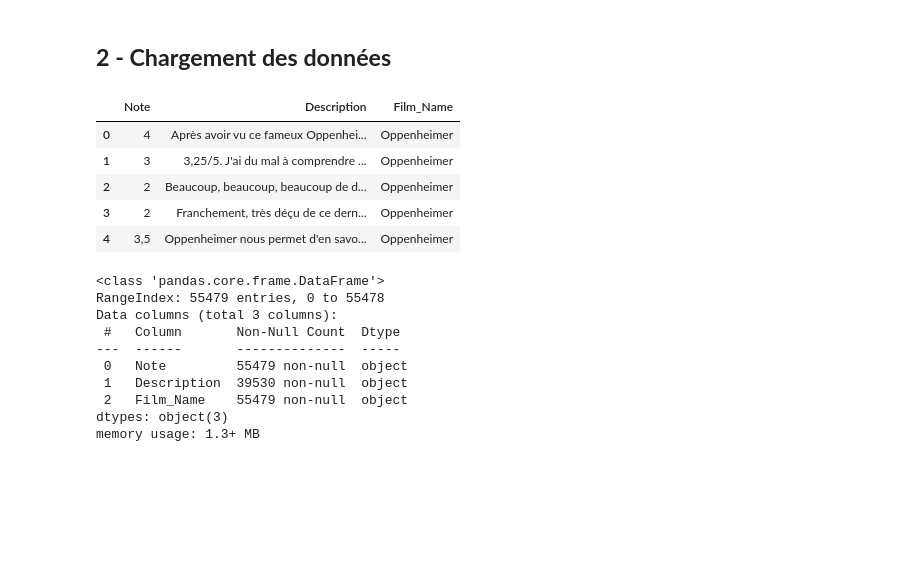
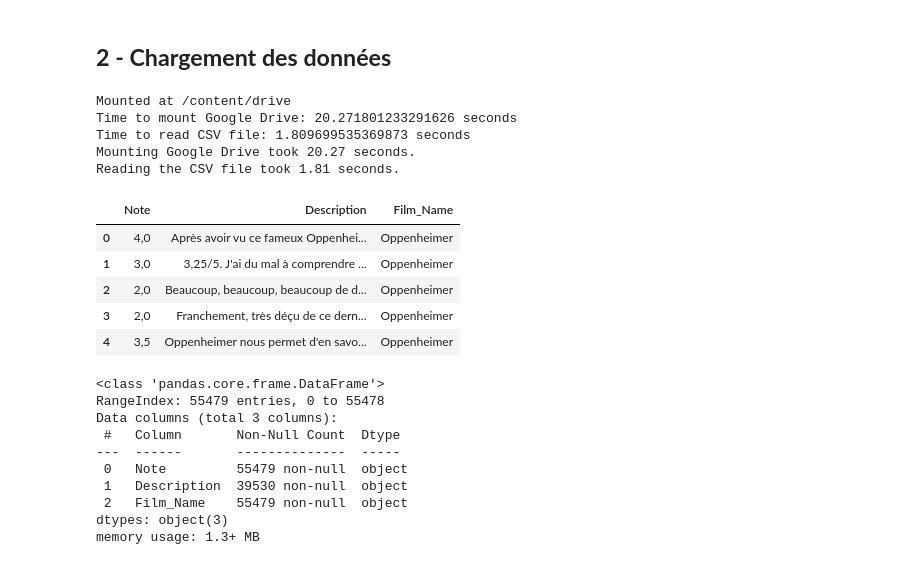
Before and after one commit to PierrePssi/Projet_MLOPS, a Jupyter notebook: Notebook_Projet_MLOPS.ipynb, the cells around one changed output. Drawn from its saved outputs; the diff is of its cells as text; code cells hidden in the pictures; blank space fills up the shorter version.

```diff
--- a/Notebook_Projet_MLOPS.ipynb
+++ b/Notebook_Projet_MLOPS.ipynb
@@ -41,16 +100,38 @@ from sklearn.model_selection import cross_val_score
 # %% [markdown]
 ## **2 - Chargement des données**
-# %%
-df = pd.read_csv('/kaggle/input/all-film-reviews/all_film_reviews.csv', sep=';', encoding='utf-8')
-
-df.head()
-# %% [output]
-|  | Note | Description | Film_Name |
-| 0 | 4 | Après avoir vu ce fameux Oppenhei... | Oppenheimer |
-| 1 | 3 | 3,25/5. J'ai du mal à comprendre ... | Oppenheimer |
-| 2 | 2 | Beaucoup, beaucoup, beaucoup de d... | Oppenheimer |
-| 3 | 2 | Franchement, très déçu de ce dern... | Oppenheimer |
-| 4 | 3,5 | Oppenheimer nous permet d'en savo... | Oppenheimer |
+# %%
+import time
+from google.colab import drive
+
+
+# Measure the time for mounting Google Drive
+start_time = time.time()
+drive.mount('/content/drive', force_remount=True)
+mount_time = time.time() - start_time
+print(f"Time to mount Google Drive: {mount_time} seconds")
+
+# Measure the time for reading the CSV file
+start_time = time.time()
+df = pd.read_csv("/content/drive/MyDrive/all_film_reviews.csv", sep=";", encoding="utf-8")
+read_time = time.time() - start_time
+print(f"Time to read CSV file: {read_time} seconds")
+
+# Display processing times
+print(f"Mounting Google Drive took {mount_time:.2f} seconds.")
+print(f"Reading the CSV file took {read_time:.2f} seconds.")
+df.head()
+# %% [output]
+Mounted at /content/drive
+Time to mount Google Drive: 20.271801233291626 seconds
+Time to read CSV file: 1.809699535369873 seconds
+Mounting Google Drive took 20.27 seconds.
+Reading the CSV file took 1.81 seconds.
+|  | Note | Description | Film_Name |
+| 0 | 4,0 | Après avoir vu ce fameux Oppenhei... | Oppenheimer |
+| 1 | 3,0 | 3,25/5. J'ai du mal à comprendre ... | Oppenheimer |
+| 2 | 2,0 | Beaucoup, beaucoup, beaucoup de d... | Oppenheimer |
+| 3 | 2,0 | Franchement, très déçu de ce dern... | Oppenheimer |
+| 4 | 3,5 | Oppenheimer nous permet d'en savo... | Oppenheimer |
 # %%
 df.info()
 # %% [output]
```
Also changed, not shown: parts of 28 cells of this notebook.
